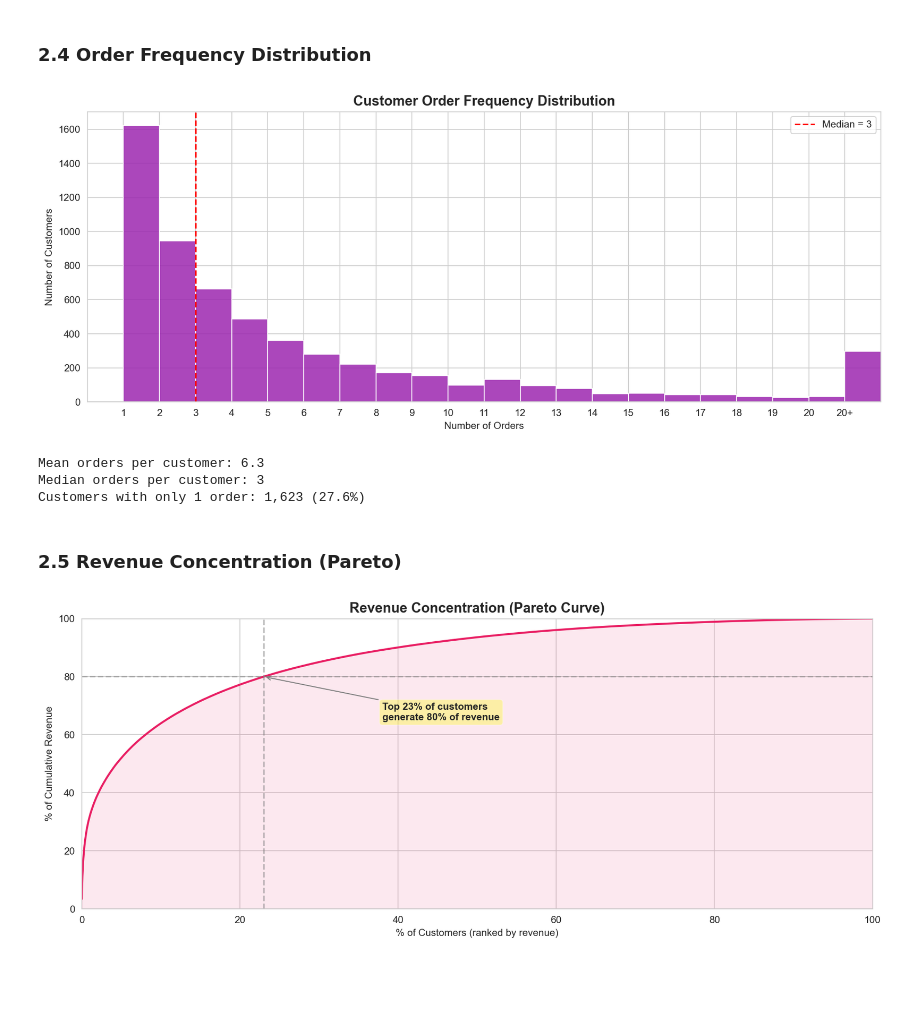
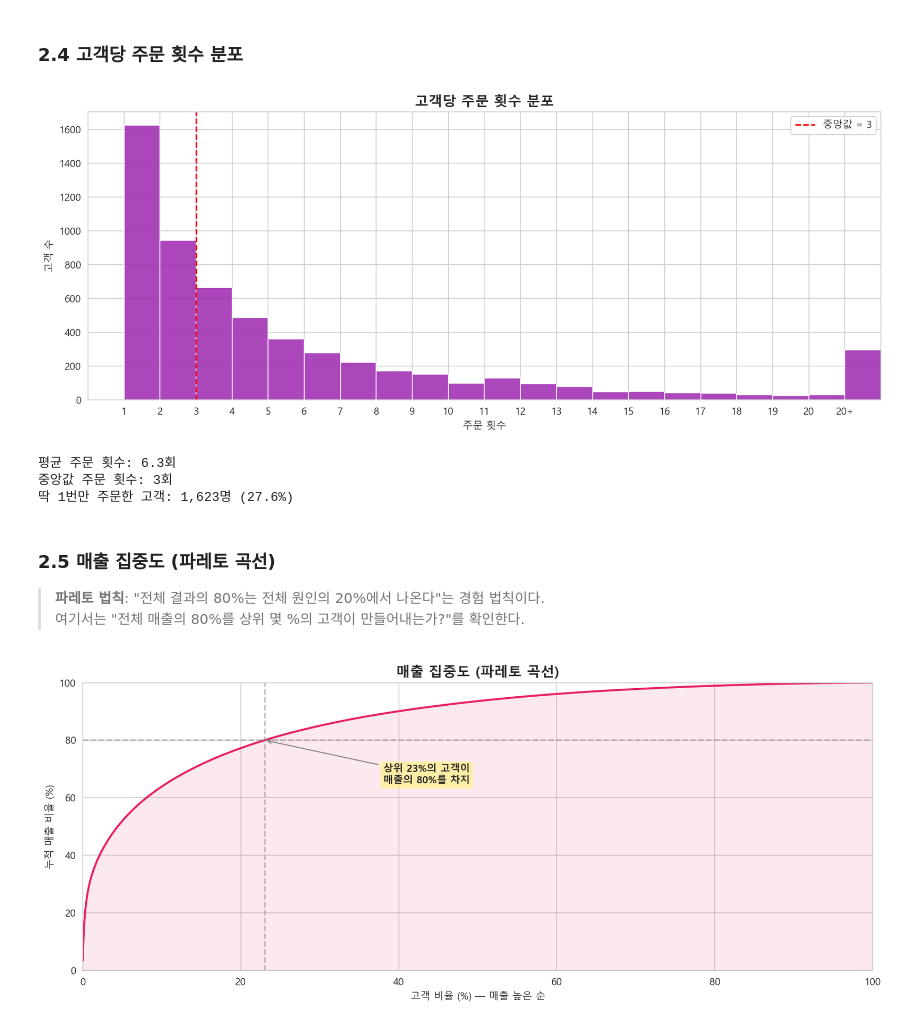
Before and after one commit to PJW2004/user-funnel-cohort-analysis, a Jupyter notebook: notebooks/analysis.ipynb, the cells around one changed output. Saved outputs shown, nothing was run; the diff lists cells and outputs as text; code cells hidden in the pictures; blank space fills up the shorter version.

```diff
--- a/notebooks/analysis.ipynb
+++ b/notebooks/analysis.ipynb
@@ -23,6 +23,10 @@ import warnings
 
 warnings.filterwarnings('ignore')
 sns.set_style('whitegrid')
+
+# 한글 폰트 설정 (Windows)
+plt.rcParams['font.family'] = 'Malgun Gothic'
+plt.rcParams['axes.unicode_minus'] = False
 plt.rcParams['figure.dpi'] = 150
 plt.rcParams['savefig.dpi'] = 150
 plt.rcParams['figure.figsize'] = (12, 5)
@@ -177,65 +189,68 @@ UK share of total revenue: 83.0%
 # %% [markdown]
-### 2.4 Order Frequency Distribution
+### 2.4 고객당 주문 횟수 분포
 # %%
 customer_orders = df.groupby('Customer ID')['Invoice'].nunique()
 
 fig, ax = plt.subplots(figsize=(12, 5))
 bins = list(range(1, 22)) + [customer_orders.max() + 1]
 ax.hist(customer_orders.values, bins=bins, color='#9C27B0', edgecolor='white', alpha=0.85)
-ax.set_title('Customer Order Frequency Distribution', fontsize=14, fontweight='bold')
-ax.set_xlabel('Number of Orders')
-ax.set_ylabel('Number of Customers')
+ax.set_title('고객당 주문 횟수 분포', fontsize=14, fontweight='bold')
+ax.set_xlabel('주문 횟수')
+ax.set_ylabel('고객 수')
 ax.set_xlim(0, 22)
 ax.set_xticks(range(1, 22))
 labels = [str(i) for i in range(1, 21)] + ['20+']
 ax.set_xticklabels(labels)
 
 median_orders = customer_orders.median()
-ax.axvline(median_orders, color='red', linestyle='--', linewidth=1.5, label=f'Median = {median_orders:.0f}')
+ax.axvline(median_orders, color='red', linestyle='--', linewidth=1.5, label=f'중앙값 = {median_orders:.0f}')
 ax.legend()
 plt.tight_layout()
 plt.savefig(IMAGES_DIR / '04_order_frequency.png', bbox_inches='tight')
 plt.show()
 
-print(f'Mean orders per customer: {customer_orders.mean():.1f}')
-print(f'Median orders per customer: {customer_orders.median():.0f}')
-print(f'Customers with only 1 order: {(customer_orders == 1).sum():,} ({(customer_orders == 1).mean():.1%})')
+print(f'평균 주문 횟수: {customer_orders.mean():.1f}회')
+print(f'중앙값 주문 횟수: {customer_orders.median():.0f}회')
+print(f'딱 1번만 주문한 고객: {(customer_orders == 1).sum():,}명 ({(customer_orders == 1).mean():.1%})')
 # %% [output]
-[figure, old version]
+[figure, new version]
-Mean orders per customer: 6.3
-Median orders per customer: 3
-Customers with only 1 order: 1,623 (27.6%)
+평균 주문 횟수: 6.3회
+중앙값 주문 횟수: 3회
+딱 1번만 주문한 고객: 1,623명 (27.6%)
 # %% [markdown]
-### 2.5 Revenue Concentration (Pareto)
+### 2.5 매출 집중도 (파레토 곡선)
+
+> **파레토 법칙**: "전체 결과의 80%는 전체 원인의 20%에서 나온다"는 경험 법칙이다.
+> 여기서는 "전체 매출의 80%를 상위 몇 %의 고객이 만들어내는가?"를 확인한다.
 # %%
 customer_revenue = df.groupby('Customer ID')['Revenue'].sum().sort_values(ascending=False)
 cumulative_pct = customer_revenue.cumsum() / customer_revenue.sum() * 100
 customer_pct = np.arange(1, len(cumulative_pct) + 1) / len(cumulative_pct) * 100
 
 fig, ax = plt.subplots(figsize=(12, 5))
 ax.plot(customer_pct, cumulative_pct.values, color='#E91E63', linewidth=2)
 ax.fill_between(customer_pct, cumulative_pct.values, alpha=0.1, color='#E91E63')
 
-# Find 80% revenue point
+# 매출 80% 지점 찾기
 idx_80 = np.searchsorted(cumulative_pct.values, 80)
 pct_80 = customer_pct[idx_80]
 ax.axhline(80, color='gray', linestyle='--', alpha=0.5)
 ax.axvline(pct_80, color='gray', linestyle='--', alpha=0.5)
-ax.annotate(f'Top {pct_80:.0f}% of customers\ngenerate 80% of revenue',
+ax.annotate(f'상위 {pct_80:.0f}%의 고객이\n매출의 80%를 차지',
             xy=(pct_80, 80), xytext=(pct_80 + 15, 65),
             fontsize=10, fontweight='bold',
             arrowprops=dict(arrowstyle='->', color='gray'),
             bbox=dict(boxstyle='round,pad=0.3', facecolor='yellow', alpha=0.3))
 
-ax.set_title('Revenue Concentration (Pareto Curve)', fontsize=14, fontweight='bold')
-ax.set_xlabel('% of Customers (ranked by revenue)')
-ax.set_ylabel('% of Cumulative Revenue')
+ax.set_title('매출 집중도 (파레토 곡선)', fontsize=14, fontweight='bold')
+ax.set_xlabel('고객 비율 (%) — 매출 높은 순')
+ax.set_ylabel('누적 매출 비율 (%)')
 ax.set_xlim(0, 100)
 ax.set_ylim(0, 100)
 plt.tight_layout()
 plt.savefig(IMAGES_DIR / '05_pareto.png', bbox_inches='tight')
 plt.show()
 # %% [output]
-[figure, old version]
+[figure, new version]
 # %% [markdown]
 ---
```
Also changed, not shown: parts of 39 cells of this notebook, 13 other files.
